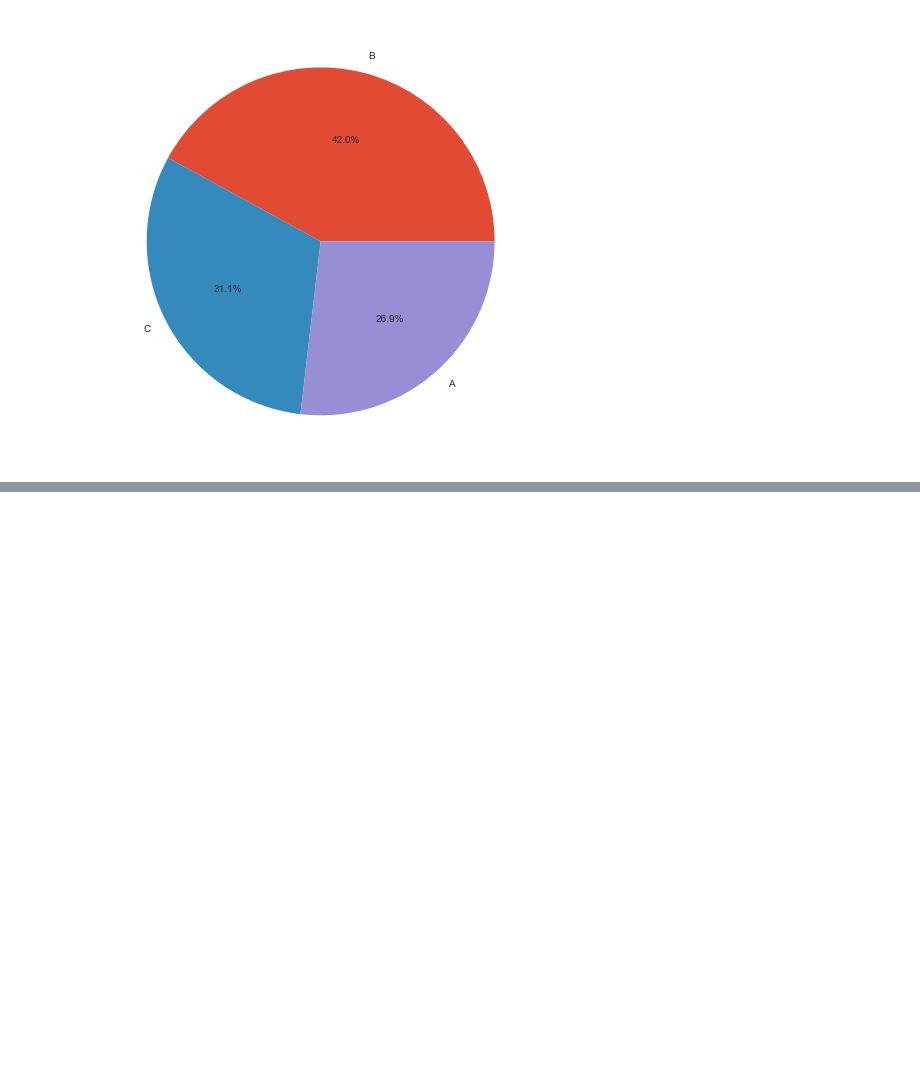
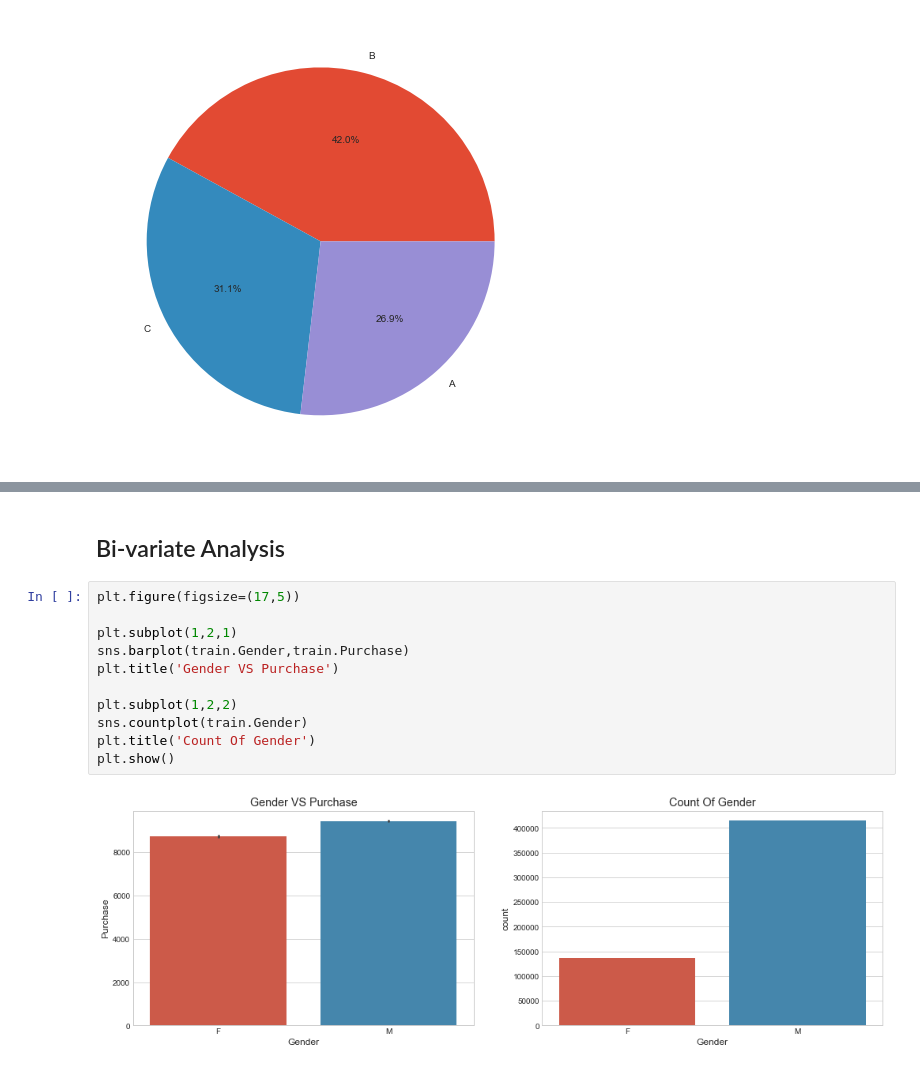
Before and after one commit to vishuvardhan16/Black-Friday-Sales-Prediction, a Jupyter notebook: Black Friday Sales Prediction.ipynb, the cells around one changed output, grey strips where cells are left out. Saved outputs shown, nothing was run; the diff lists cells and outputs as text; blank space fills up the shorter version.

```diff
--- a/Black Friday Sales Prediction.ipynb
+++ b/Black Friday Sales Prediction.ipynb
@@ -175,0 +190,15 @@ plt.show()
+# %% [markdown]
+## Bi-variate Analysis
+# %%
+plt.figure(figsize=(17,5))
+
+plt.subplot(1,2,1)
+sns.barplot(train.Gender,train.Purchase)
+plt.title('Gender VS Purchase')
+
+plt.subplot(1,2,2)
+sns.countplot(train.Gender)
+plt.title('Count Of Gender')
+plt.show()
+# %% [output]
+[figure, added]
```
Also changed, not shown: parts of 73 cells of this notebook, 1 other file.
